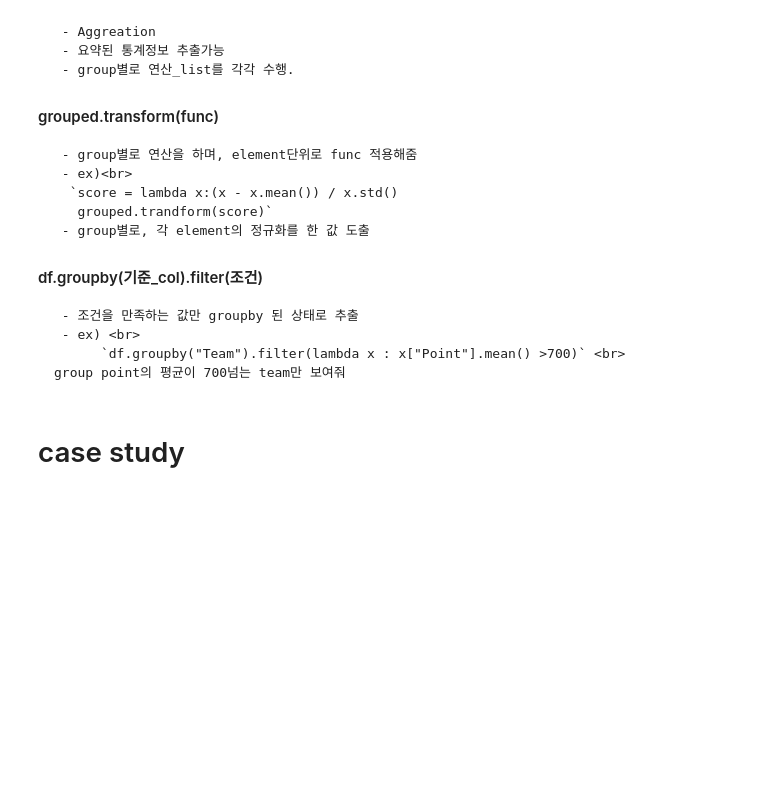
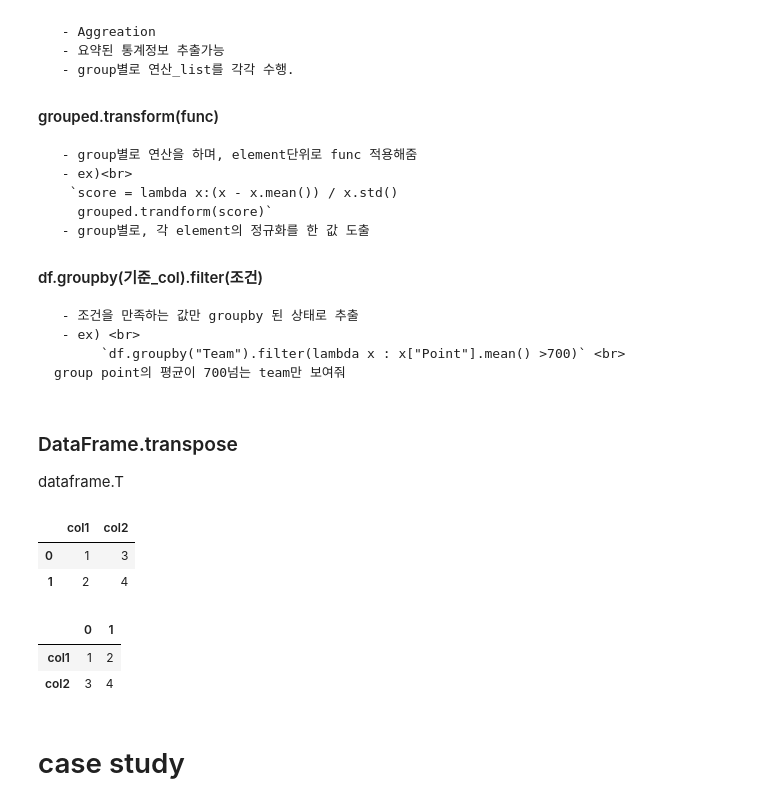
Before and after one commit to ShinWonJune/study-garage, a Jupyter notebook: Python/Pandas.ipynb, the cells around one changed output. Drawn from its saved outputs; the diff is of its cells as text; code cells hidden in the pictures; blank space fills up the shorter version.

```diff
--- a/Python/Pandas.ipynb
+++ b/Python/Pandas.ipynb
@@ -421,3 +421,6 @@ pd.options.display.max_rows = int
      - 조건을 만족하는 값만 groupby 된 상태로 추출
      - ex) <br>
           `df.groupby("Team").filter(lambda x : x["Point"].mean() >700)` <br>          group point의 평균이 700넘는 team만 보여줘
+# %% [markdown]
+### DataFrame.transpose
+dataframe.T
@@ -424,3 +429,18 @@ pd.options.display.max_rows = int
+# %%
+d1 = {'col1': [1, 2], 'col2': [3, 4]}
+df1 = pd.DataFrame(data=d1)
+df1
+# %% [output]
+|  | col1 | col2 |
+| 0 | 1 | 3 |
+| 1 | 2 | 4 |
+# %%
+df1_transposed = df1.T  # or df1.transpose()
+df1_transposed
+# %% [output]
+|  | 0 | 1 |
+| col1 | 1 | 2 |
+| col2 | 3 | 4 |
 # %% [markdown]
 # case study
 # %%
```
Also changed, not shown: parts of 1 cell of this notebook.
